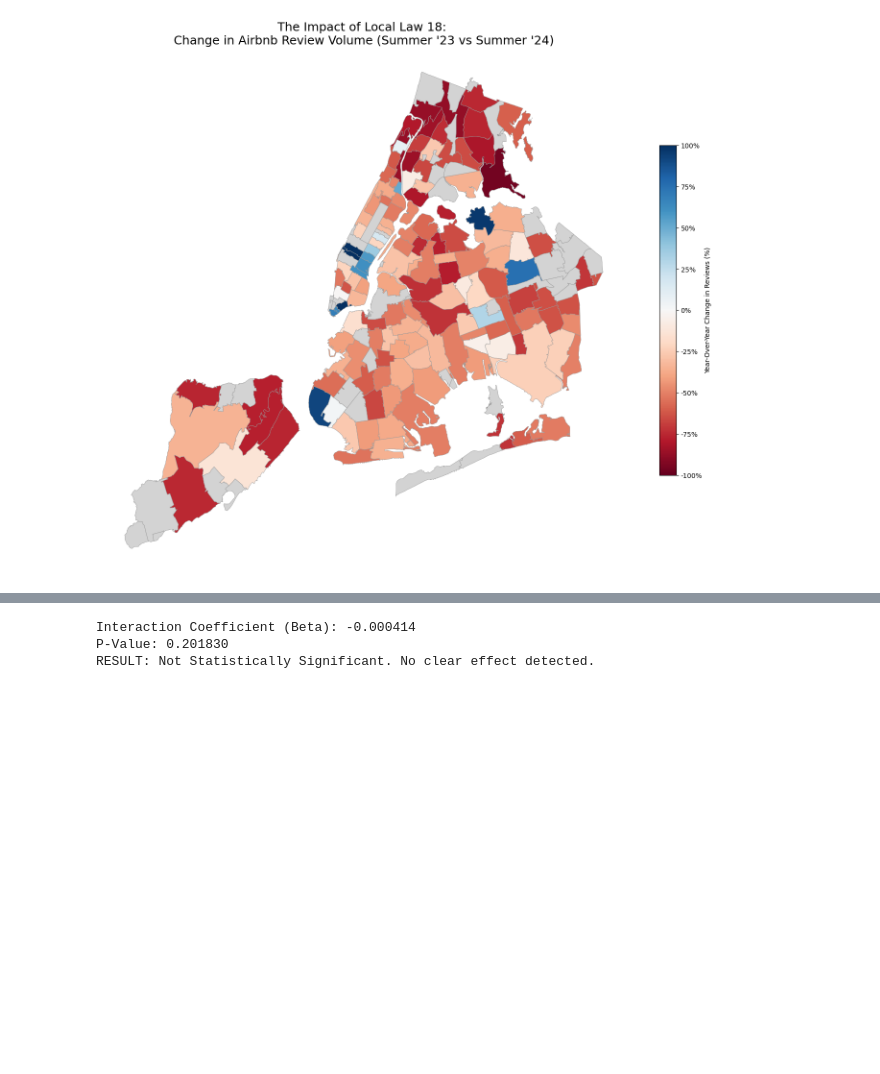
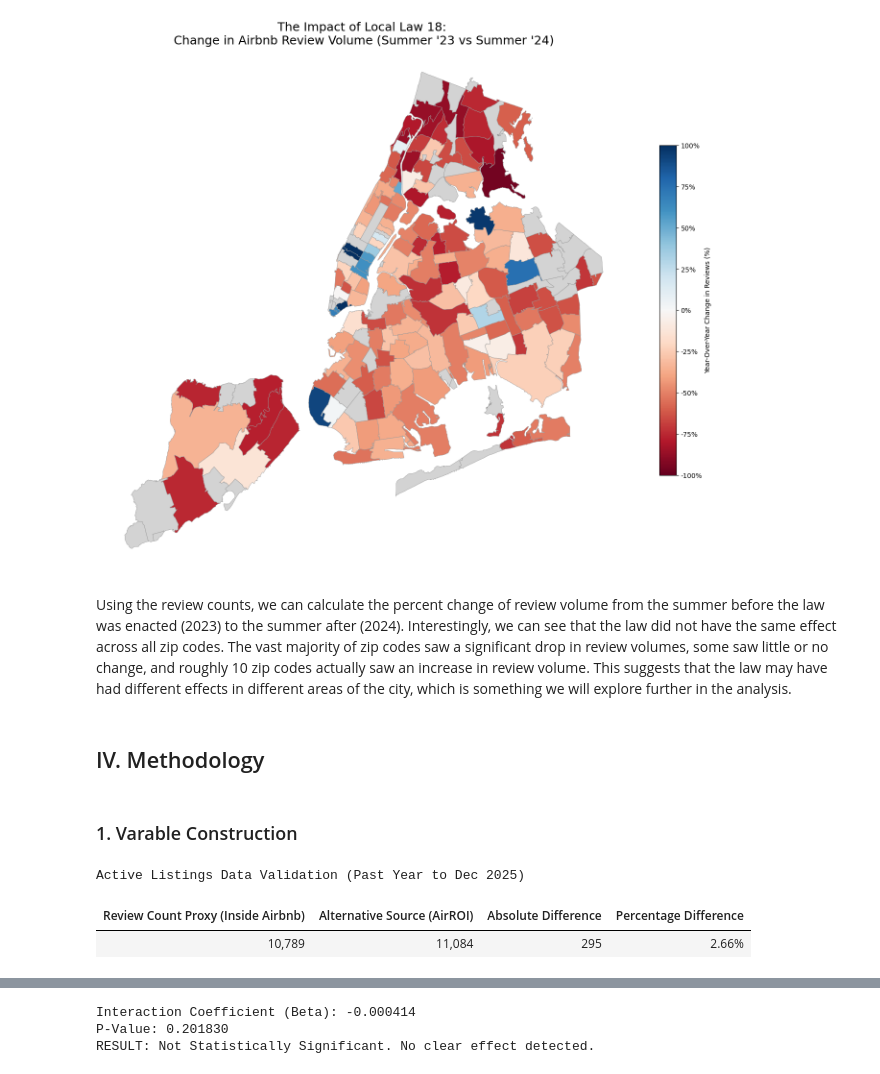
Before and after one commit to JScheble/NYC_AirBnb_Affects, a Jupyter notebook: airbnb_db_init.ipynb, the cells around one changed output, grey strips where cells are left out. Cells and saved outputs as stored; diff of their text form; code cells hidden in the pictures; blank space fills up the shorter version.

```diff
--- a/airbnb_db_init.ipynb
+++ b/airbnb_db_init.ipynb
@@ -256,0 +266,50 @@ active_listings_2025 = active_reviews_2025[['listing_id', 'zip']].drop_duplicate
+# %% [markdown]
+Using the review counts, we can calculate the percent change of review volume from the summer before the law was enacted (2023) to the summer after (2024). Interestingly, we can see that the law did not have the same effect across all zip codes. The vast majority of zip codes saw a significant drop in review volumes, some saw little or no change, and roughly 10 zip codes actually saw an increase in review volume. This suggests that the law may have had different effects in different areas of the city, which is something we will explore further in the analysis.
+# %% [markdown]
+## IV. Methodology
+# %% [markdown]
+### 1. Varable Construction
+# %%
+#Identify active listings in the year leading up to December 2025
+if isinstance(nyc_airbnb_reviews['date'].dtype, pd.PeriodDtype):
+    nyc_airbnb_reviews['date'] = nyc_airbnb_reviews['date'].dt.to_timestamp(how='end')
+
+max_date = nyc_airbnb_reviews['date'].max()
+cutoff_date = max_date - pd.DateOffset(years=1)
+
+active_reviews_2025 = nyc_airbnb_reviews[nyc_airbnb_reviews['date'] >= cutoff_date]
+active_listings_2025 = active_reviews_2025[['listing_id', 'zip']].drop_duplicates(subset='listing_id')
+
+jan_dec_2025_reviews = active_listings_2025['listing_id'].nunique()
+airroi_count = 11084
+
+# Create 2x4 comparison table
+comparison_data = {
+    'Review Count Proxy\n(Inside Airbnb)': [f'{jan_dec_2025_reviews:,}'],
+    'Alternative Source\n(AirROI)': [f'{airroi_count:,}'],
+    'Absolute\nDifference': [f'{airroi_count - jan_dec_2025_reviews:,}'],
+    'Percentage\nDifference': [f'{((airroi_count - jan_dec_2025_reviews) / airroi_count) * 100:.2f}%']
+}
+
+comparison_table = pd.DataFrame(comparison_data)
+
+# Display with styling
+styled_comparison = comparison_table.style.set_properties(**{
+    'text-align': 'center',
+    'font-size': '11pt',
+    'padding': '10px'
+}).set_table_styles([
+    {'selector': 'th', 'props': [
+        ('text-align', 'center'),
+        ('font-weight', 'bold'),
+        ('font-size', '11pt'),
+        ('background-color', '#f0f0f0'),
+        ('padding', '10px')
+    ]},
+]).hide(axis='index').set_caption('Active Listings Data Validation (Past Year to Dec 2025)')
+
+styled_comparison
+# %% [output]
+Active Listings Data Validation (Past Year to Dec 2025)
+| Review Count Proxy (Inside Airbnb) | Alternative Source (AirROI) | Absolute Difference | Percentage Difference |
+| 10,789 | 11,084 | 295 | 2.66% |
```
Also changed, not shown: parts of 60 cells of this notebook, 21 other files.
